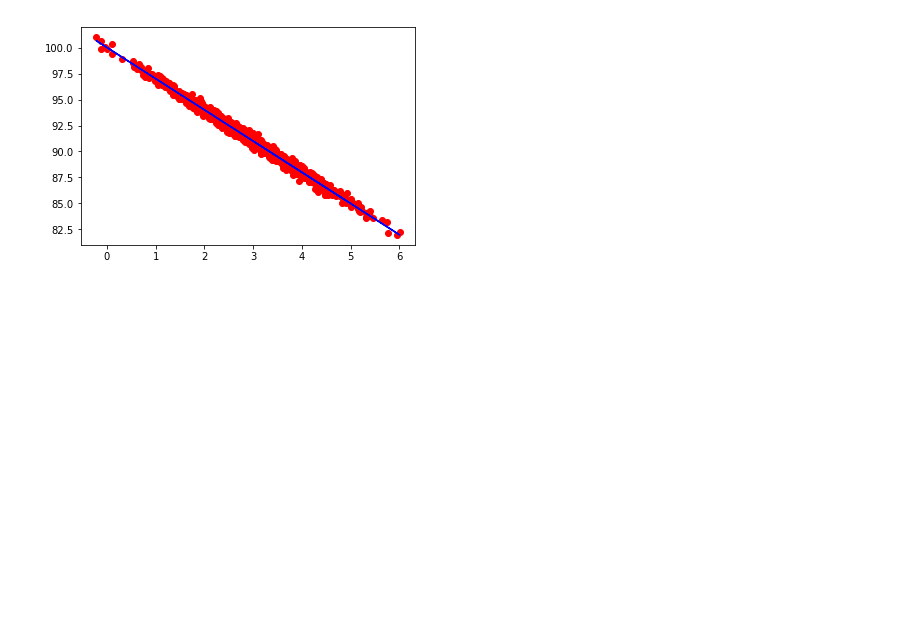
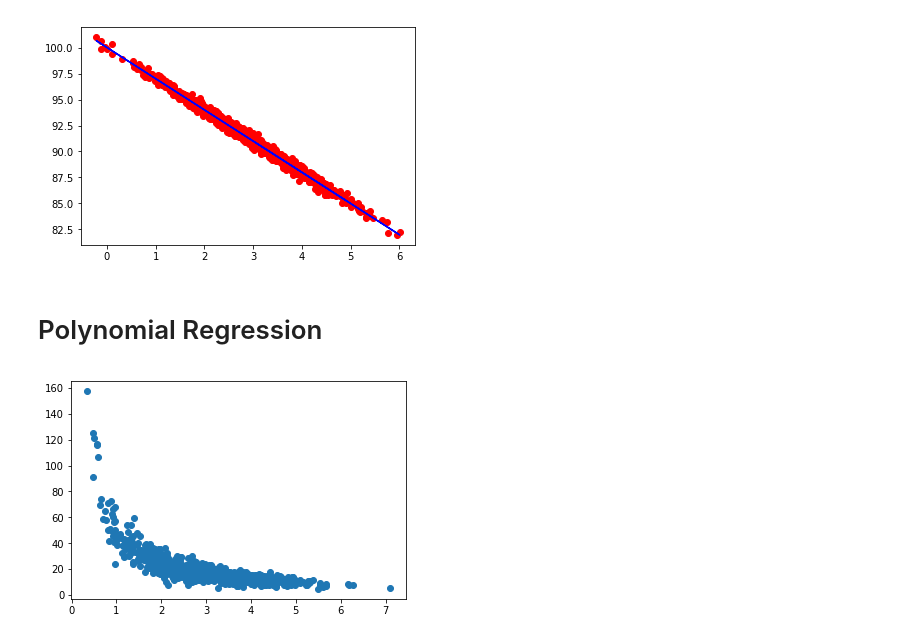
Before and after one commit to KrishnKrPatel/Data_Sciences_00, a Jupyter notebook: LinearRegression.ipynb, the cells around one changed output. Drawn from its saved outputs; the diff is of its cells as text; code cells hidden in the pictures; blank space fills up the shorter version.

Commit message:
polynomial function added

```diff
--- a/LinearRegression.ipynb
+++ b/LinearRegression.ipynb
@@ -34,3 +34,5 @@ plt.plot(x,fitline,color='blue')
 plt.show()
 # %% [output]
 [figure]
+# %% [markdown]
+# Polynomial Regression
@@ -36,0 +41,8 @@ plt.show()
+# %%
+x=np.random.normal(3.0,1.0,1000)
+y=np.random.normal(50.0,10.0,1000)/x
+# %%
+plt.scatter(x,y)
+plt.show()
+# %% [output]
+[figure, added]
```
Also changed, not shown: parts of 6 cells of this notebook.
